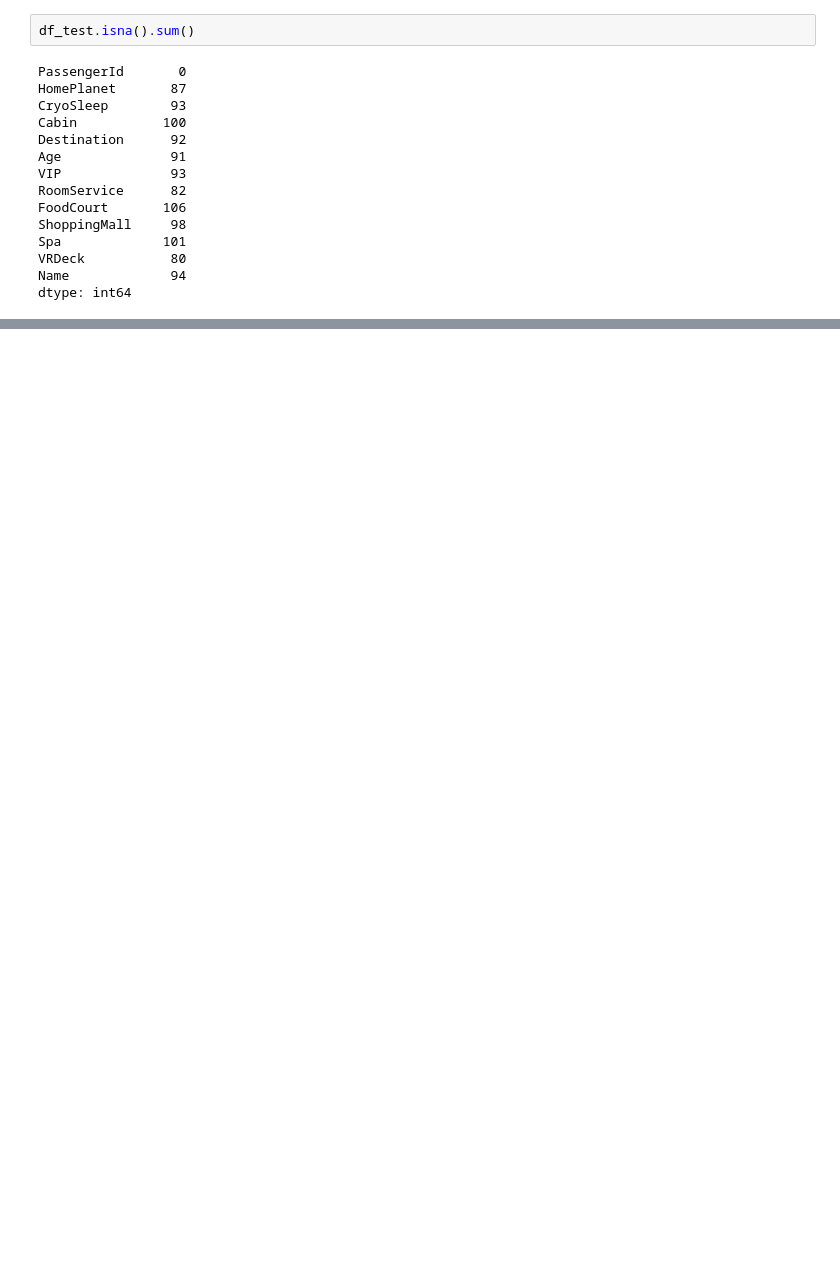
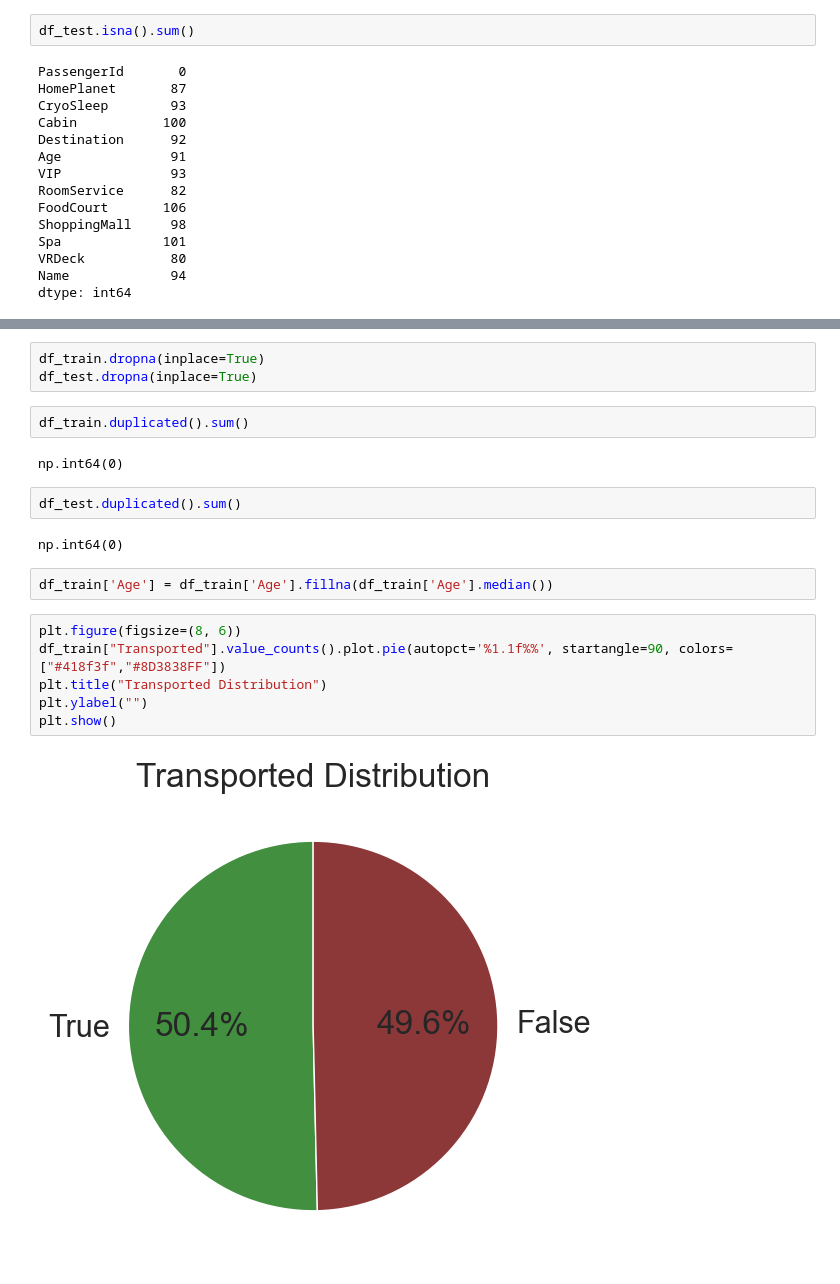
Before and after one commit to leiyese/spaceship_titanic_ml, a Jupyter notebook: main.ipynb, the cells around one changed output, grey strips where cells are left out. Saved outputs shown, nothing was run; the diff lists cells and outputs as text; blank space fills up the shorter version.

```diff
--- a/main.ipynb
+++ b/main.ipynb
@@ -110,0 +158,21 @@ dtype: int64
+# %%
+df_train.dropna(inplace=True)
+df_test.dropna(inplace=True)
+# %%
+df_train.duplicated().sum()
+# %% [output]
+np.int64(0)
+# %%
+df_test.duplicated().sum()
+# %% [output]
+np.int64(0)
+# %%
+df_train['Age'] = df_train['Age'].fillna(df_train['Age'].median())
+# %%
+plt.figure(figsize=(8, 6))
+df_train["Transported"].value_counts().plot.pie(autopct='%1.1f%%', startangle=90, colors=["#418f3f","#8D3838FF"])
+plt.title("Transported Distribution")
+plt.ylabel("")
+plt.show()
+# %% [output]
+[figure, added]
```
Also changed, not shown: parts of 16 cells of this notebook.
